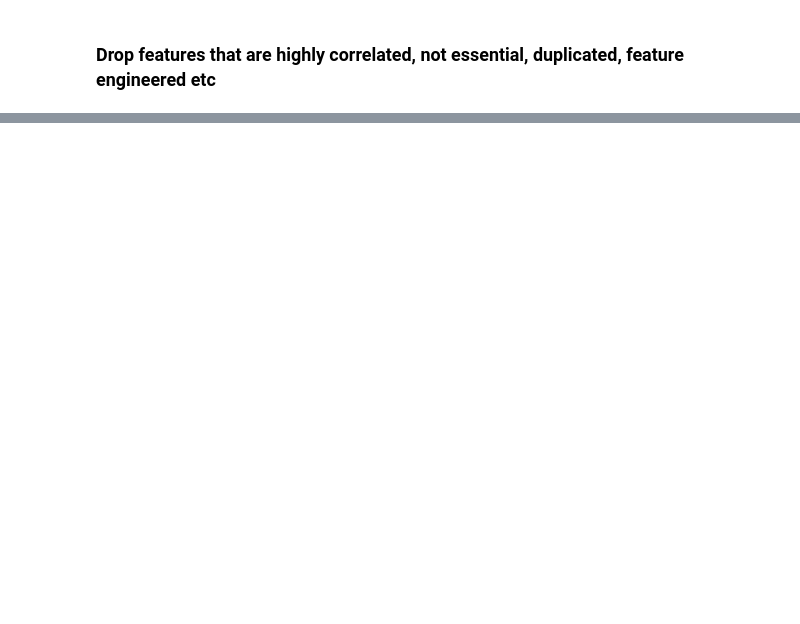
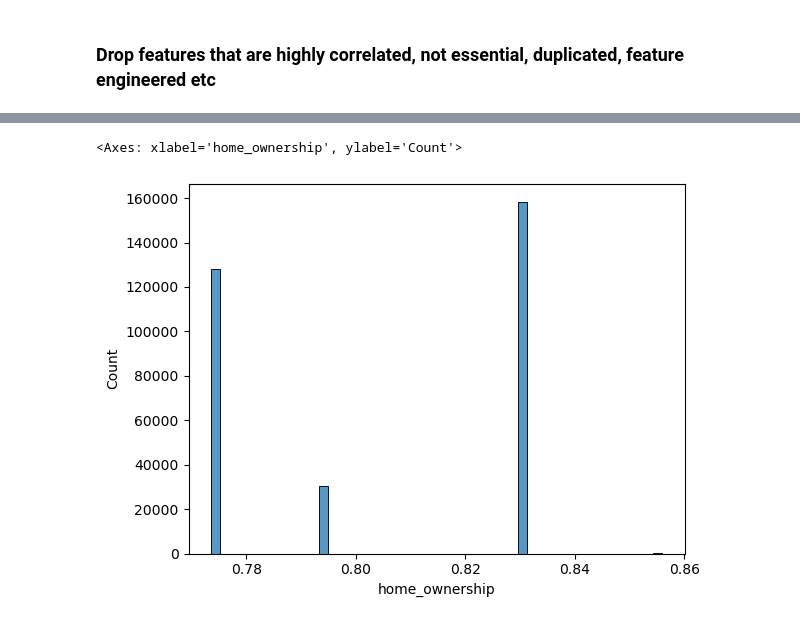
Before and after one commit to sayed-ashfaq/LoanTap_LogisticRegression, a Jupyter notebook: LoanTap_logistic_regression.ipynb, the cells around one changed output, grey strips where cells are left out. Drawn from its saved outputs; the diff is of its cells as text; code cells hidden in the pictures; blank space fills up the shorter version.

```diff
--- a/LoanTap_logistic_regression.ipynb
+++ b/LoanTap_logistic_regression.ipynb
@@ -1168,0 +1279,5 @@ for col in data.columns:
+# %%
+sns.histplot(X_train['home_ownership'])
+# %% [output]
+<Axes: xlabel='home_ownership', ylabel='Count'>
+[figure, added]
```
Also changed, not shown: parts of 30 cells of this notebook, 1 other file.
